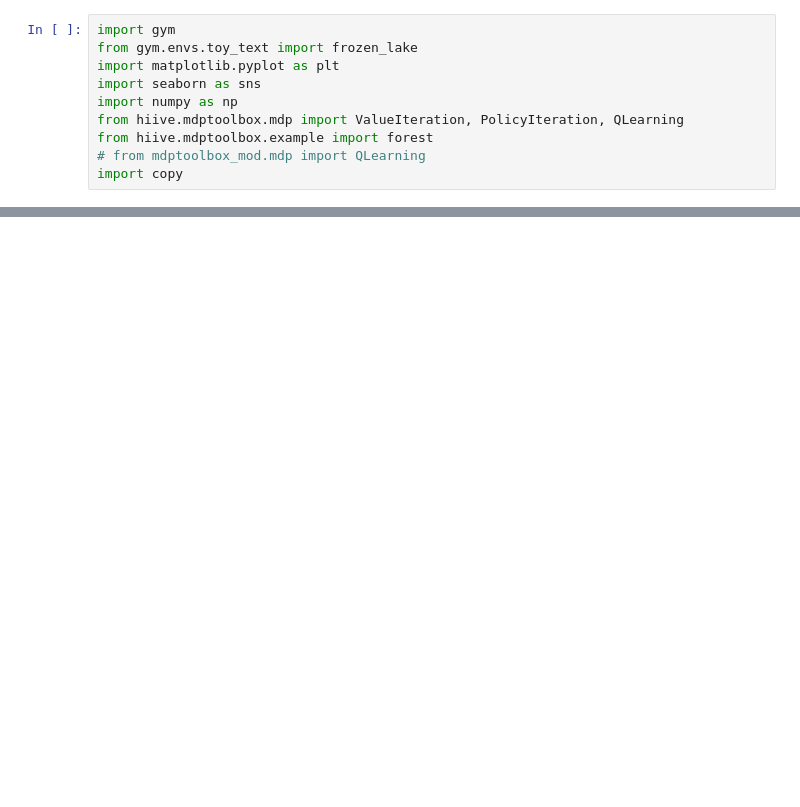
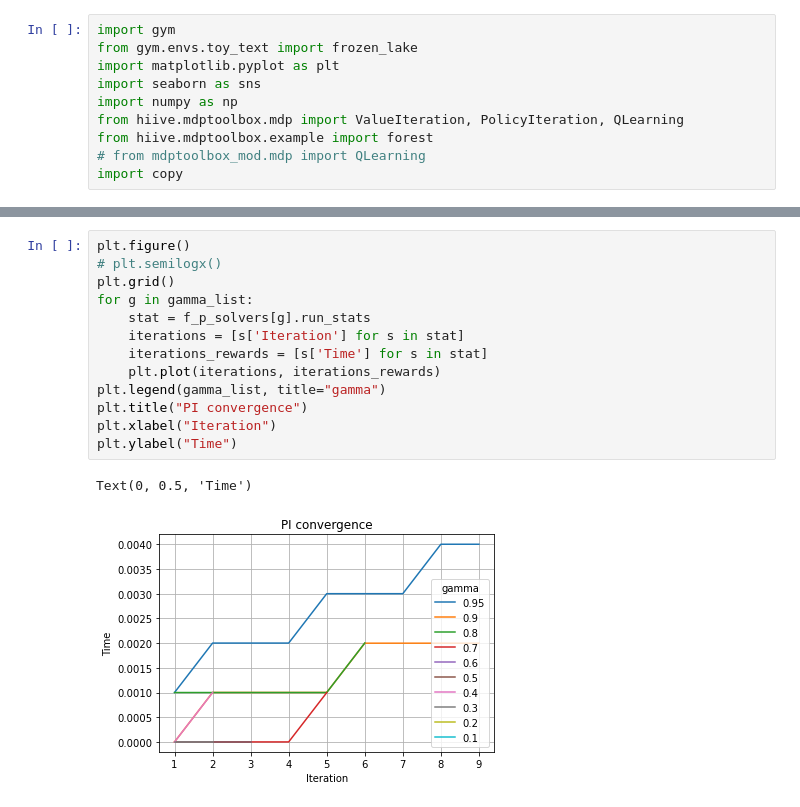
Before and after one commit to barmag/cs7641-projects, a Jupyter notebook: project4/forrest.ipynb, the cells around one changed output, grey strips where cells are left out. Cells and saved outputs as stored; diff of their text form; blank space fills up the shorter version.

```diff
--- a/project4/forrest.ipynb
+++ b/project4/forrest.ipynb
@@ -31,0 +119,16 @@ problem
+# %%
+plt.figure()
+# plt.semilogx()
+plt.grid()
+for g in gamma_list:
+    stat = f_p_solvers[g].run_stats
+    iterations = [s['Iteration'] for s in stat]
+    iterations_rewards = [s['Time'] for s in stat]
+    plt.plot(iterations, iterations_rewards)
+plt.legend(gamma_list, title="gamma")
+plt.title("PI convergence")
+plt.xlabel("Iteration")
+plt.ylabel("Time")
+# %% [output]
+Text(0, 0.5, 'Time')
+[figure, added]
```
Also changed, not shown: parts of 10 cells of this notebook, 2 other files.
